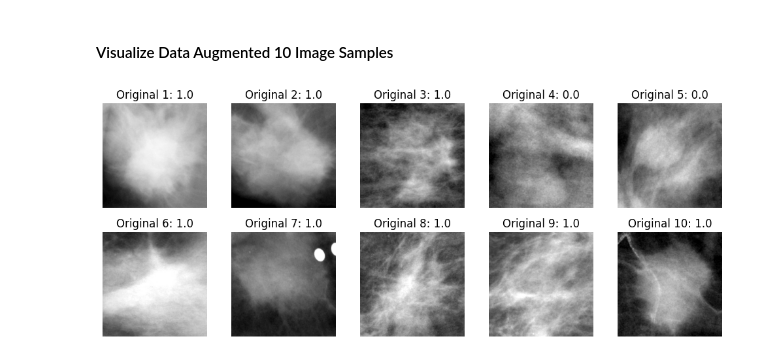
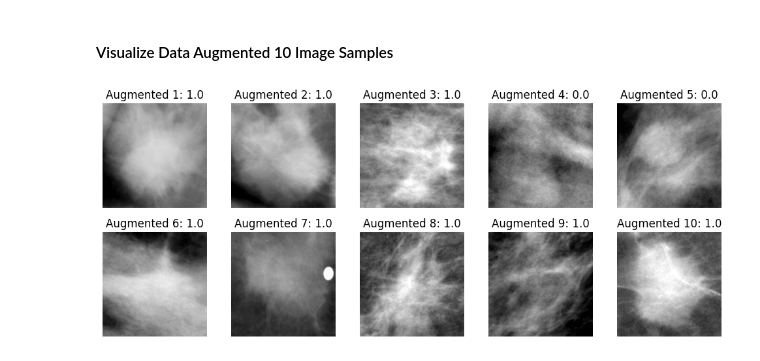
Before and after one commit to Avneetkaur16/CM3070_Final_Project, a Jupyter notebook: src/notebooks/image_preprocessing_experiments/Image_Preprocessing_And_Data_Augmentation_Visualization.ipynb, the cells around one changed output. Saved outputs shown, nothing was run; the diff lists cells and outputs as text; code cells hidden in the pictures.

Commit message:
Image Preprocessing and Data Augmentation Visualization Notebook

```diff
--- a/src/notebooks/image_preprocessing_experiments/Image_Preprocessing_And_Data_Augmentation_Visualization.ipynb
+++ b/src/notebooks/image_preprocessing_experiments/Image_Preprocessing_And_Data_Augmentation_Visualization.ipynb
@@ -116,21 +116,21 @@ for batch_image, batch_label in unaugmented_batched_dataset.take(1):
 # %%
 # Get the first batch of data augmented and batched dataset
 for batch_image, batch_label in augmented_batched_dataset.take(1):
   plt.figure(figsize=(10, 10))
 
   # Display the first 10 data augmented image samples from the selected batch
   for i in range(10):
     image = batch_image[i].numpy()
     pathology = batch_label[i]
 
     axes = plt.subplot(5, 5, i + 1)
     image = image / 255.0
 
     plt.imshow(image)
-    plt.title(f"Original {i + 1}: {pathology}")
+    plt.title(f"Augmented {i + 1}: {pathology}")
     plt.axis("off")
 
   plt.tight_layout()
   plt.show()
 # %% [output]
-[figure, old version]
+[figure, new version]
```
Also changed, not shown: parts of 1 cell of this notebook.
